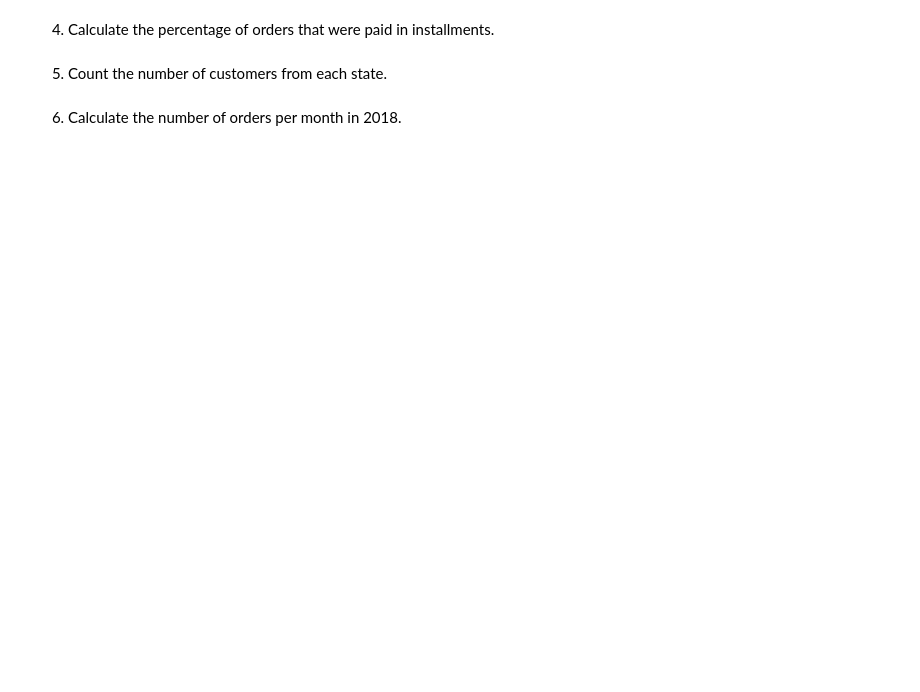
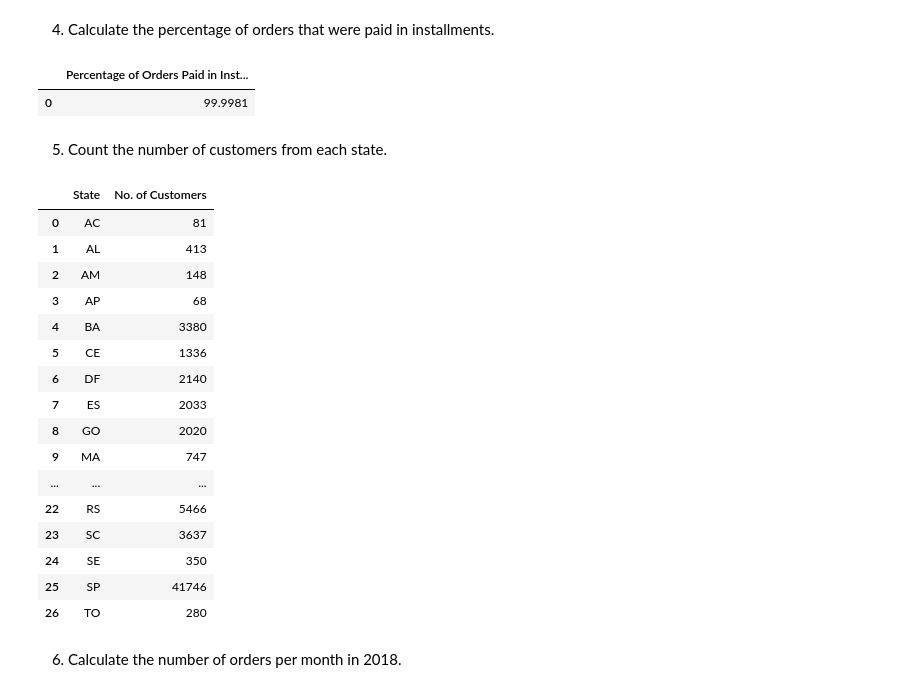
Before and after one commit to ogfenix/Target-Ecommerce-Project, a Jupyter notebook: target.ipynb, the cells around one changed output. Saved outputs shown, nothing was run; the diff lists cells and outputs as text; code cells hidden in the pictures; blank space fills up the shorter version.

```diff
--- a/target.ipynb
+++ b/target.ipynb
@@ -504,6 +555,39 @@ sellers_df.to_sql(name="sellers",con=engine,if_exists='replace',index=False)
 # %% [markdown]
 4. Calculate the percentage of orders that were paid in installments.
+# %%
+df4 = pd.read_sql("""select count(case when payments.payment_installments > 0 then orders.order_id end) * 100 / count(orders.order_id) as 'Percentage of Orders Paid in Installments'
+                  from orders join payments
+                  on orders.order_id = payments.order_id""",con=engine)
+
+df4
+# %% [output]
+|  | Percentage of Orders Paid in Inst... |
+| 0 | 99.9981 |
 # %% [markdown]
 5. Count the number of customers from each state.
+# %%
+df5 = pd.read_sql("""select customer_state as 'State', count(distinct customer_id) as 'No. of Customers'
+                  from customers
+                  group by State""",con=engine)
+
+df5
+# %% [output]
+|  | State | No. of Customers |
+| 0 | AC | 81 |
+| 1 | AL | 413 |
+| 2 | AM | 148 |
+| 3 | AP | 68 |
+| 4 | BA | 3380 |
+| 5 | CE | 1336 |
+| 6 | DF | 2140 |
+| 7 | ES | 2033 |
+| 8 | GO | 2020 |
+| 9 | MA | 747 |
+| ... | ... | ... |
+| 22 | RS | 5466 |
+| 23 | SC | 3637 |
+| 24 | SE | 350 |
+| 25 | SP | 41746 |
+| 26 | TO | 280 |
 # %% [markdown]
 6. Calculate the number of orders per month in 2018.
```
Also changed, not shown: parts of 19 cells of this notebook, 3 other files.
